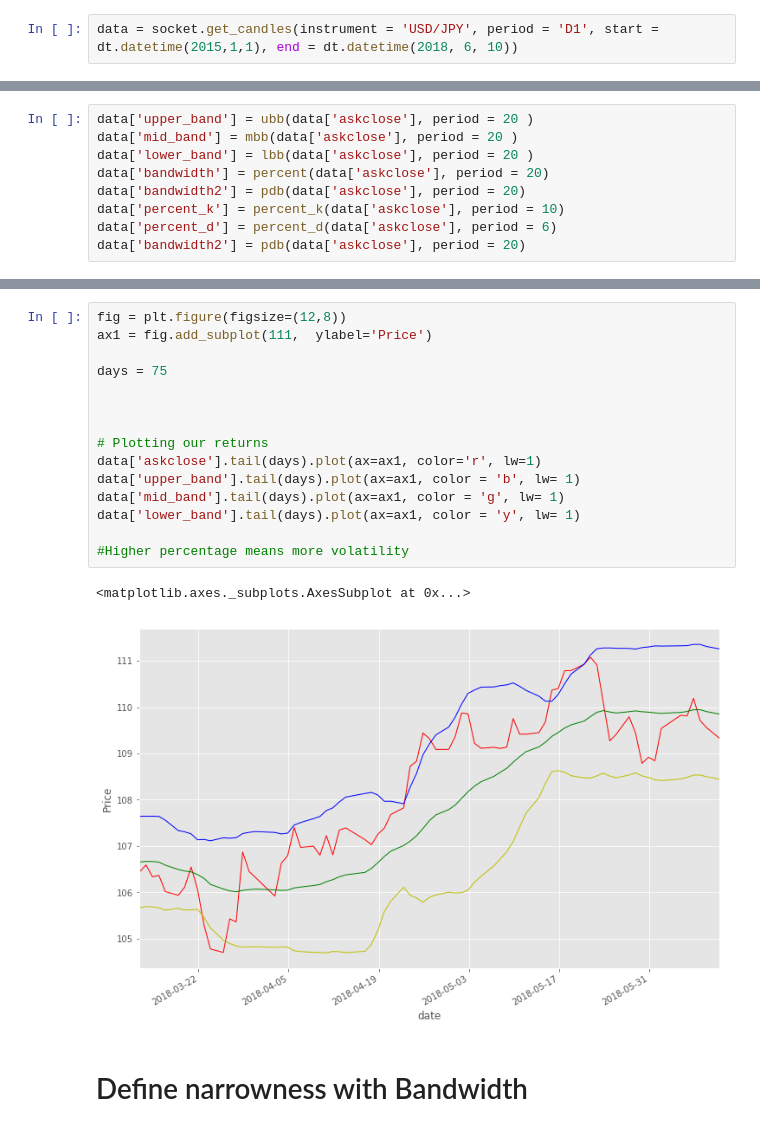
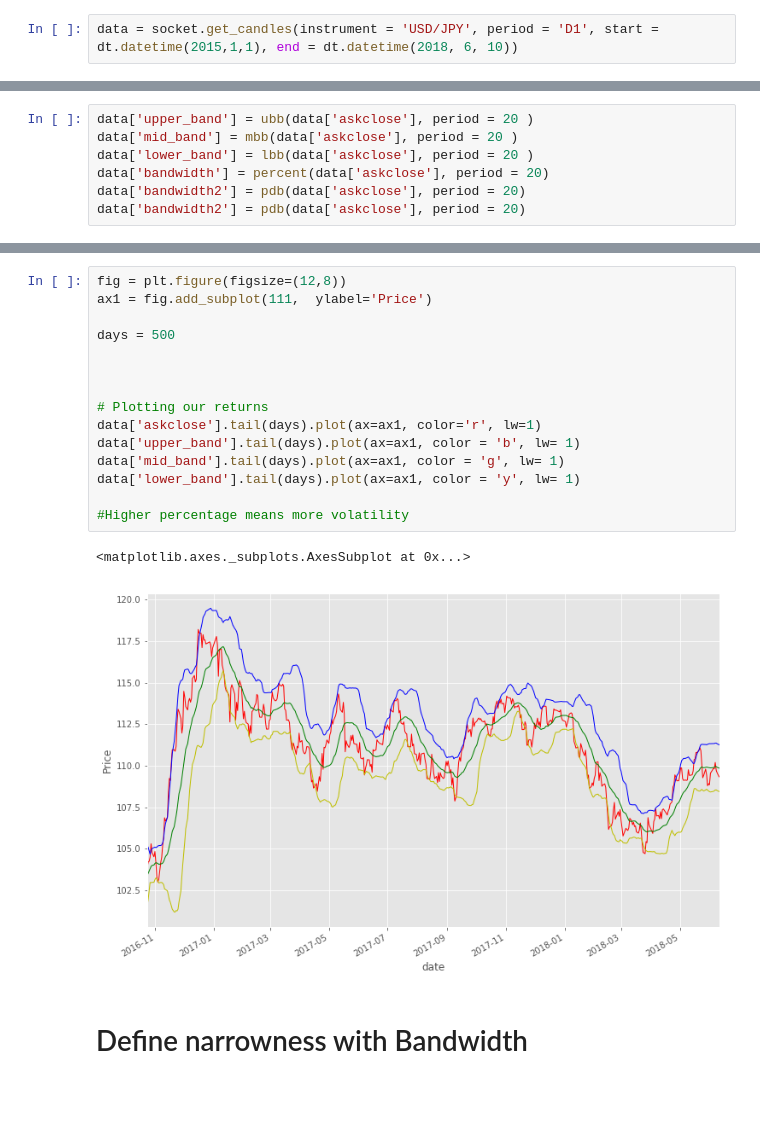
Before and after one commit to benjaminzhuo/algo, a Jupyter notebook: Bollinger_Band_Strat.ipynb, the cells around one changed output, grey strips where cells are left out. Cells and saved outputs as stored; diff of their text form; blank space fills up the shorter version.

```diff
--- a/Bollinger_Band_Strat.ipynb
+++ b/Bollinger_Band_Strat.ipynb
@@ -33,8 +31,6 @@ data['mid_band'] = mbb(data['askclose'], period = 20 )
 data['lower_band'] = lbb(data['askclose'], period = 20 )
 data['bandwidth'] = percent(data['askclose'], period = 20)
 data['bandwidth2'] = pdb(data['askclose'], period = 20)
-data['percent_k'] = percent_k(data['askclose'], period = 10)
-data['percent_d'] = percent_d(data['askclose'], period = 6)
 data['bandwidth2'] = pdb(data['askclose'], period = 20)
 # %%
 data
@@ -59,21 +37,21 @@ date
 # %%
 fig = plt.figure(figsize=(12,8))
 ax1 = fig.add_subplot(111,  ylabel='Price')
 
-days = 75
+days = 500
 
 
 
 # Plotting our returns
 data['askclose'].tail(days).plot(ax=ax1, color='r', lw=1)
 data['upper_band'].tail(days).plot(ax=ax1, color = 'b', lw= 1)
 data['mid_band'].tail(days).plot(ax=ax1, color = 'g', lw= 1)
 data['lower_band'].tail(days).plot(ax=ax1, color = 'y', lw= 1)
 
 #Higher percentage means more volatility
 # %% [output]
 <matplotlib.axes._subplots.AxesSubplot at 0x...>
-[figure, old version]
+[figure, new version]
 # %% [markdown]
 # Define narrowness with Bandwidth
 # %%
```
Also changed, not shown: parts of 9 cells of this notebook.
